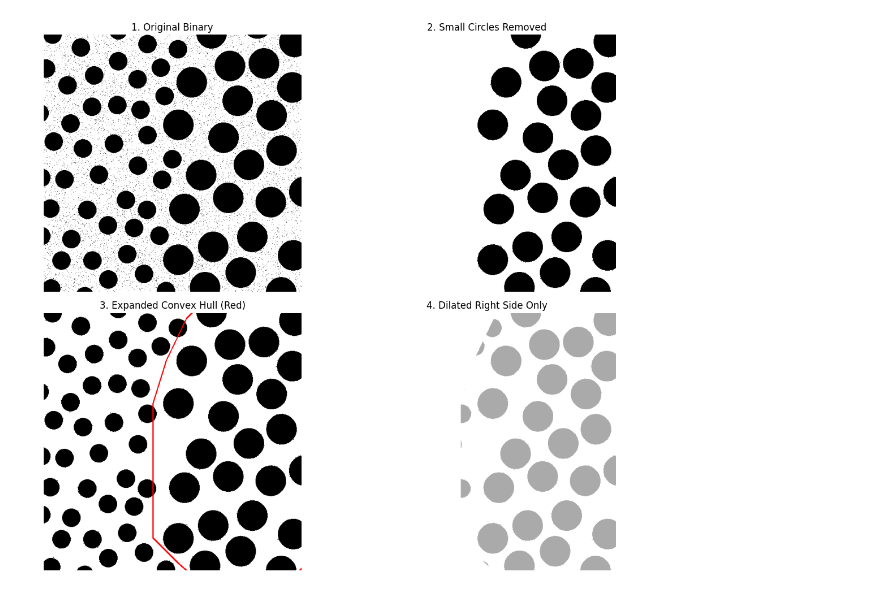
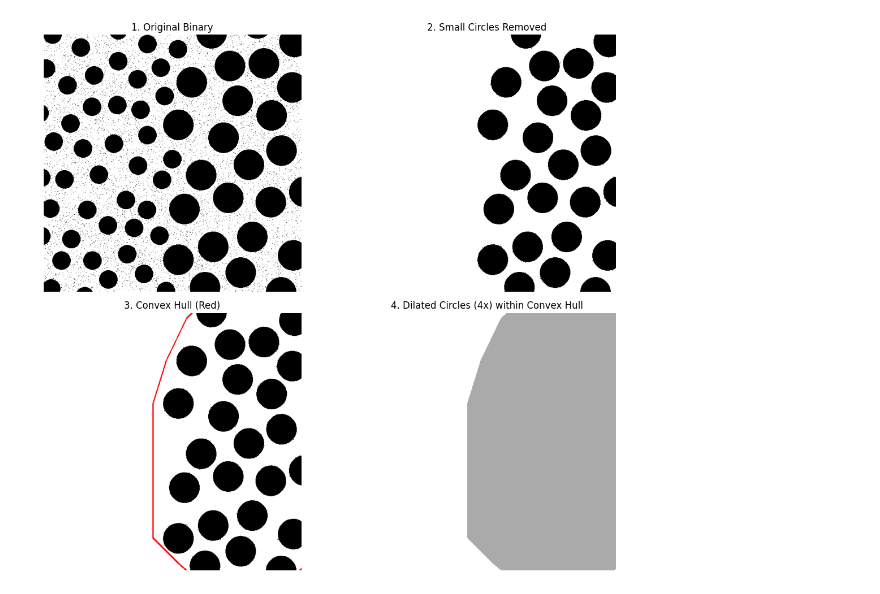
Before and after one commit to luvbenz/2025-CV, a Jupyter notebook: 2-10.ipynb, the cells around one changed output. Drawn from its saved outputs; the diff is of its cells as text; code cells hidden in the pictures.

```diff
--- a/2-10.ipynb
+++ b/2-10.ipynb
@@ -5,26 +5,23 @@ import cv2 as cv
 import numpy as np
 import matplotlib.pyplot as plt
 from scipy.spatial import ConvexHull
-from matplotlib.path import Path
 from google.colab import files
 
-# 1. 이미지 업로드
+# 1. 이미지 업로드 및 불러오기
 uploaded = files.upload()
 img_path = list(uploaded.keys())[0]
 img = cv.imread(img_path, cv.IMREAD_GRAYSCALE)
 
-# 2. otsu 이진화 + 반전
+# 2. Otsu 이진화 + 반전
 _, binary = cv.threshold(img, 0, 255, cv.THRESH_BINARY + cv.THRESH_OTSU)
 inv = cv.bitwise_not(binary)
 
-# 3. connected components 분석
+# 3. Connected Components 분석
 num_labels, labels, stats, centroids_all = cv.connectedComponentsWithStats(inv)
 
-# 4. 큰 원 / 복원할 작은 원 분리
+# 4. 큰 원 추출
 min_area_large = 1500
-min_area_restore = 100
 filtered = np.zeros_like(inv)
-temp_restored = np.zeros_like(inv)
 centroids = []
 radii = []
 
@@ -35,11 +32,9 @@ for i in range(1, num_labels):
         yx = np.column_stack(np.where(labels == i))
         centroid = np.mean(yx, axis=0)
         centroids.append(centroid[::-1])  # (x, y)
-        radii.append(np.sqrt(area / np.pi))
-    elif area >= min_area_restore:
-        temp_restored[labels == i] = 255
+        radii.append(np.sqrt(area / np.pi))  # 원 반지름 추정
 
-# 5. 중심 기반 padding 적용 convexHull 점 확장
+# 5. Convex Hull을 위한 padding 점 확장
 padding = int(np.mean(radii)) + 25 if radii else 30
 expanded_points = []
 for pt in centroids:
@@ -52,60 +47,58 @@ for pt in centroids:
     ])
 expanded_points = np.array(expanded_points).astype(np.int32)
 
-# 6. convex Hull 생성 및 Path 객체 변환
+# 6. Convex Hull 생성
 if len(expanded_points) >= 3:
     hull = cv.convexHull(expanded_points.reshape(-1, 1, 2)).reshape(-1, 2)
-    hull_path = Path(hull)
 else:
     hull = None
-    hull_path = None
 
-# 7. Hull 경계선 바깥에 있는 작은 원만 복원
-restored_small = np.zeros_like(inv)
-if hull_path:
-    for i in range(1, num_labels):
-        area = stats[i, cv.CC_STAT_AREA]
-        if min_area_restore <= area < min_area_large:
-            cx, cy = centroids_all[i]
-            if not hull_path.contains_point((cx, cy)):
-                restored_small[labels == i] = 255
+hull_mask = np.zeros_like(inv)
+if hull is not None:
+    cv.drawContours(hull_mask, [hull], 0, 255, -1)
 
-# 8. 3단계 이미지: Hull + 복원된 작은 원 시각화
-combined_for_hull = cv.bitwise_or(filtered, restored_small)
-hull_overlay = cv.cvtColor(cv.bitwise_not(combined_for_hull), cv.COLOR_GRAY2BGR)
+# 7. 원 전체 마스크 생성
+original_circles = np.zeros_like(inv)
+for i in range(1, num_labels):
+    area = stats[i, cv.CC_STAT_AREA]
+    if area >= min_area_large:
+        original_circles[labels == i] = 255
+
+# 8. 팽창 커널 생성
+avg_radius = int(np.mean(radii)) if radii else 20
+kernel_size = avg_radius * 3 * 3
+kernel = cv.getStructuringElement(cv.MORPH_ELLIPSE, (kernel_size, kernel_size))
+
+# 9. dilation 적용 후 Convex Hull 내부로 제한
+dilated = cv.dilate(original_circles, kernel, iterations=1)
+dilated_limited = cv.bitwise_and(dilated, hull_mask)
+
+# 10. 시각화용 이미지들 생성
+image_step1 = binary.copy()  # 1단계: 원본 이진화
+image_step2 = cv.bitwise_not(filtered)  # 2단계: 작은 원 제거
+
+# 3단계: Convex Hull 테두리 표시
+hull_overlay = cv.cvtColor(cv.bitwise_not(filtered), cv.COLOR_GRAY2BGR)
 if hull is not None:
     cv.drawContours(hull_overlay, [hull], 0, (0, 0, 255), 2)
 
-# 9. 4단계 이미지: convex Hull 기준 오른쪽으로 팽창
-mask = np.zeros_like(inv)
-if hull is not None:
-    cv.drawContours(mask, [hull], 0, 255, -1)
+# 4단계: 팽창 결과 적용
+output_img_dilate = cv.cvtColor(np.full_like(inv, 255), cv.COLOR_GRAY2BGR)
+output_img_dilate[dilated_limited == 255] = (170, 170, 170)
+image_step4 = output_img_dilate.copy()
 
-kernel = cv.getStructuringElement(cv.MORPH_RECT, (31, 5))  # 수평 팽창 커널
-dilated_mask = cv.dilate(mask, kernel, iterations=1)
-
-# 회색 배경 생성
-dilated_gray = np.full_like(inv, 200)
-hull_right_overlay = cv.cvtColor(np.full_like(inv, 255), cv.COLOR_GRAY2BGR)
-hull_right_overlay[dilated_mask == 255] = (170, 170, 170)
-
-# 기존 내용과 합성
-contour_combined = cv.bitwise_or(filtered, restored_small)
-contour_combined_rgb = cv.cvtColor(cv.bitwise_not(contour_combined), cv.COLOR_GRAY2BGR)
-final_overlay = cv.addWeighted(contour_combined_rgb, 1, hull_right_overlay, 1, 0)
-
-# 10. 시각화 출력
+# 11. 최종 4단계 시각화
 titles = [
     '1. Original Binary',
     '2. Small Circles Removed',
-    '3. Expanded Convex Hull (Red)',
-    '4. Dilated Right Side Only'
+    '3. Convex Hull (Red)',
+    '4. Dilated Circles (4x) within Convex Hull'
 ]
 images = [
-    binary,
-    cv.bitwise_not(filtered),
+    image_step1,
+    image_step2,
     hull_overlay,
-    final_overlay
+    image_step4
 ]
 
 plt.figure(figsize=(12, 10))
@@ -125 +118 @@ Saving Fig0943(a)(dark_blobs_on_light_background).tif to Fig0943(a)(dark_blobs_o
-[figure, old version]
+[figure, new version]
```
Also changed, not shown: parts of 1 cell of this notebook.
